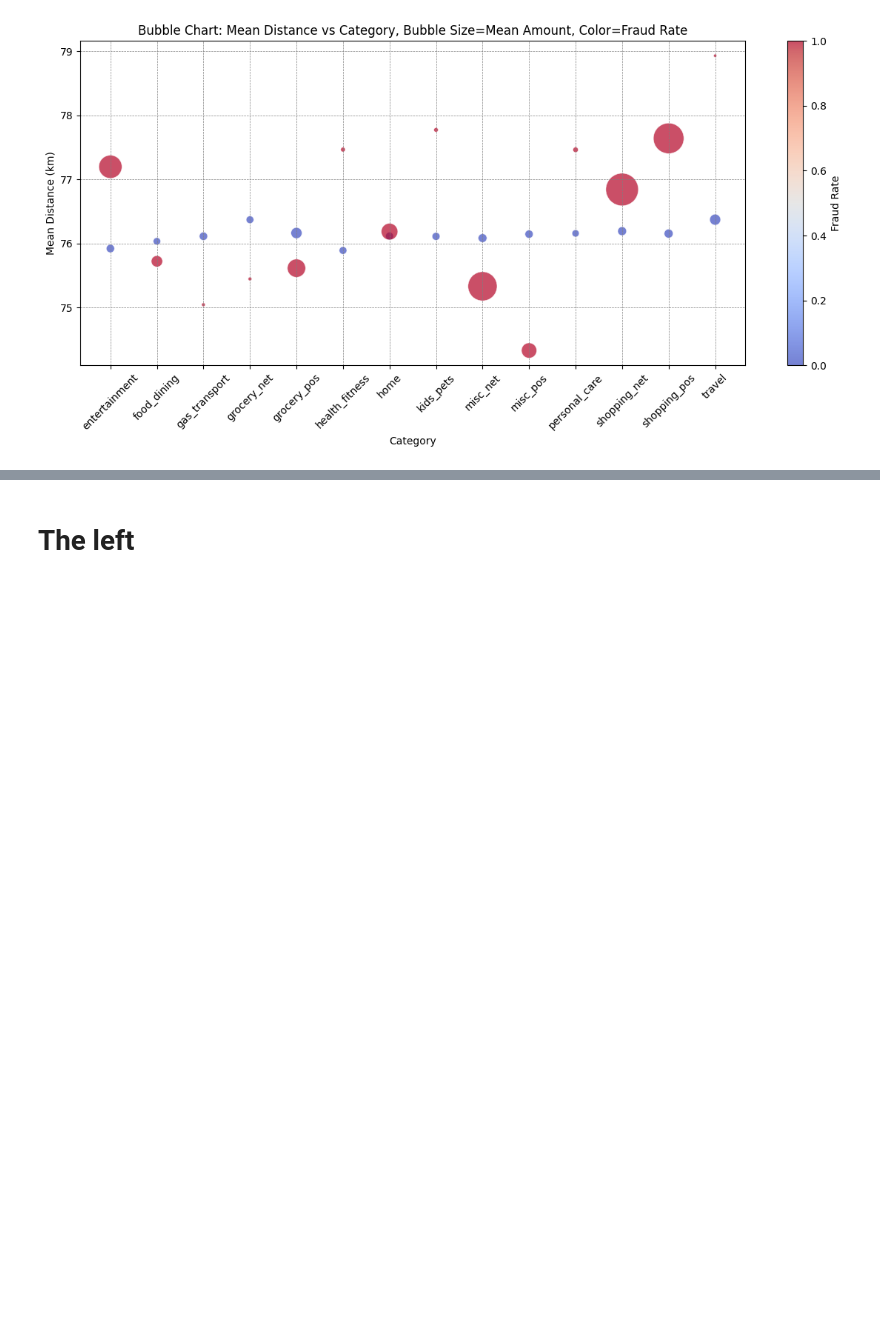
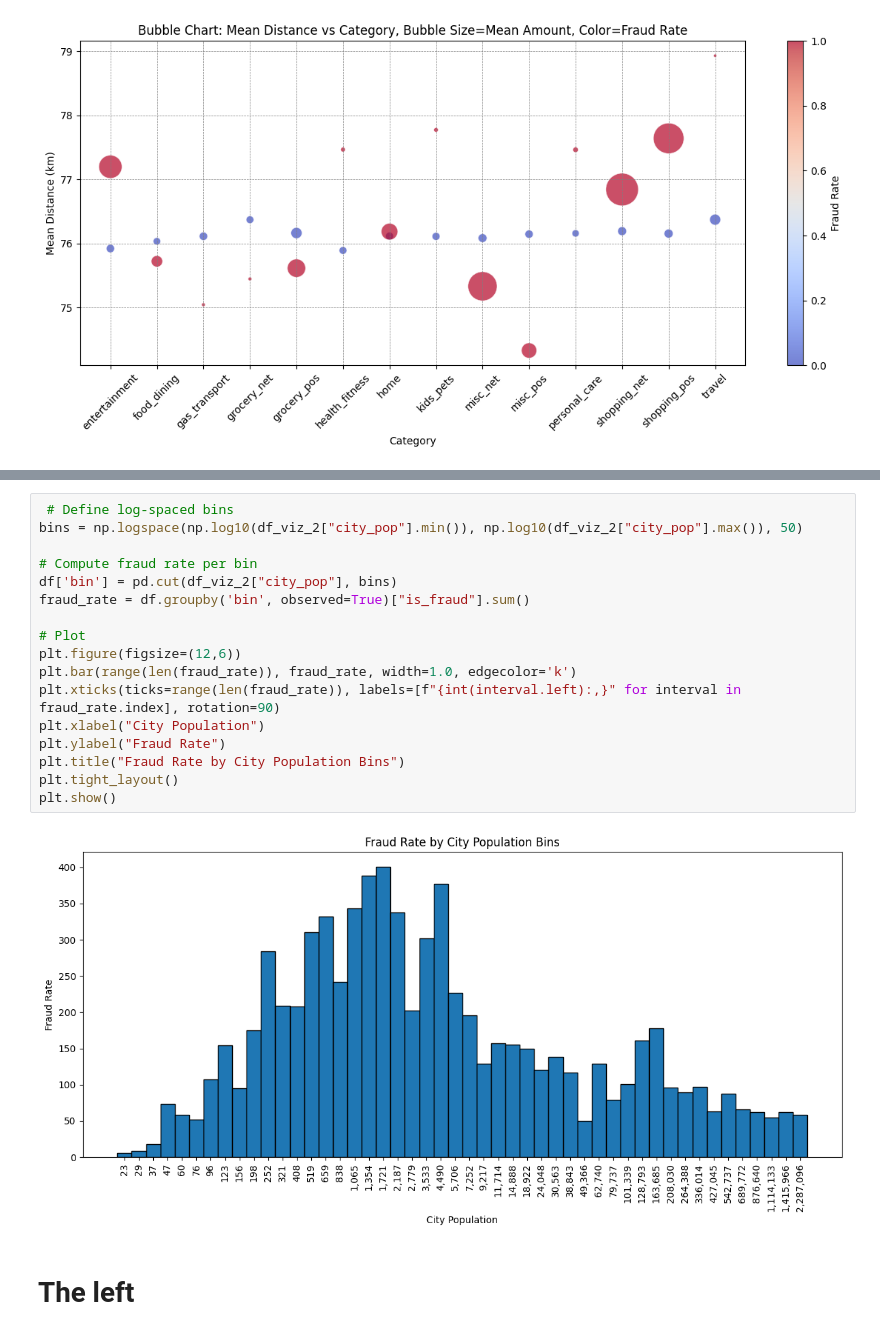
Before and after one commit to AubLambert/FraudDetection, a Jupyter notebook: Fraud_Detection.ipynb, the cells around one changed output, grey strips where cells are left out. Drawn from its saved outputs; the diff is of its cells as text; blank space fills up the shorter version.

```diff
--- a/Fraud_Detection.ipynb
+++ b/Fraud_Detection.ipynb
@@ -726,3 +744,22 @@ plt.show()
+# %%
+ # Define log-spaced bins
+bins = np.logspace(np.log10(df_viz_2["city_pop"].min()), np.log10(df_viz_2["city_pop"].max()), 50)
+
+# Compute fraud rate per bin
+df['bin'] = pd.cut(df_viz_2["city_pop"], bins)
+fraud_rate = df.groupby('bin', observed=True)["is_fraud"].sum()
+
+# Plot
+plt.figure(figsize=(12,6))
+plt.bar(range(len(fraud_rate)), fraud_rate, width=1.0, edgecolor='k')
+plt.xticks(ticks=range(len(fraud_rate)), labels=[f"{int(interval.left):,}" for interval in fraud_rate.index], rotation=90)
+plt.xlabel("City Population")
+plt.ylabel("Fraud Rate")
+plt.title("Fraud Rate by City Population Bins")
+plt.tight_layout()
+plt.show()
+# %% [output]
+[figure, added]
 # %% [markdown]
 # The left
 # %%
```
Also changed, not shown: parts of 22 cells of this notebook.
